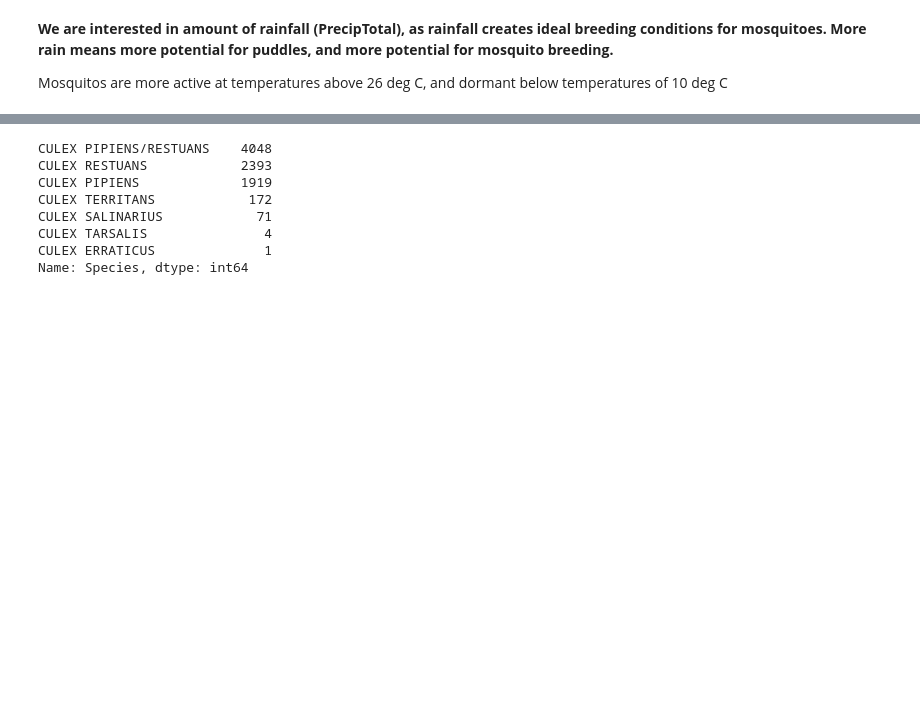
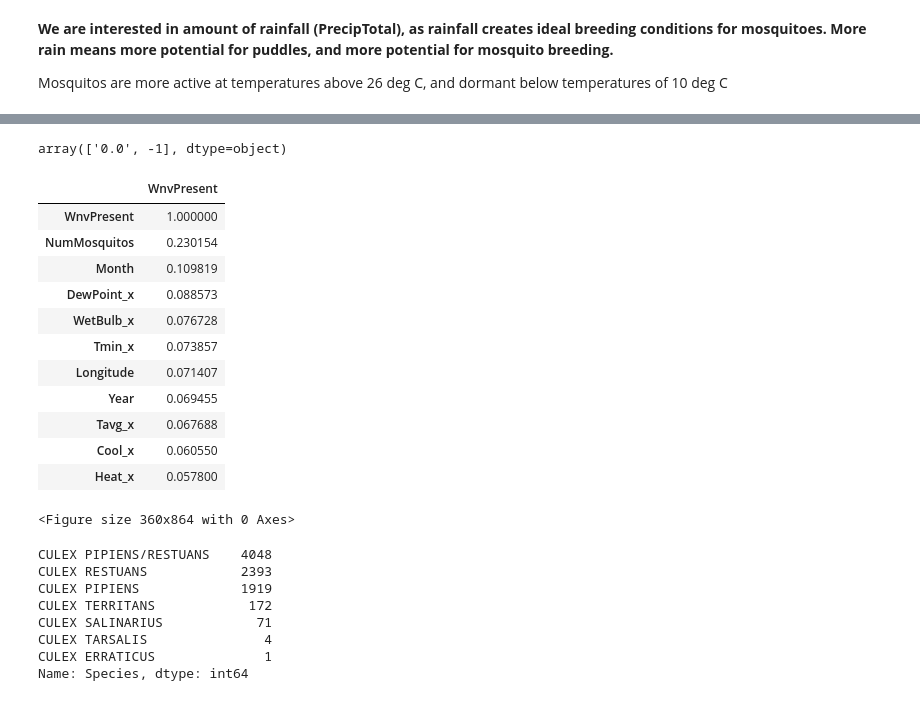
Before and after one commit to cqfkfc/ga-group-project-mosquito, a Jupyter notebook: Analysis.ipynb, the cells around one changed output, grey strips where cells are left out. Saved outputs shown, nothing was run; the diff lists cells and outputs as text; code cells hidden in the pictures; blank space fills up the shorter version.

Commit message:
Clean weather data

```diff
--- a/Analysis.ipynb
+++ b/Analysis.ipynb
@@ -111,7 +123,10 @@ Mosquitos are more active at temperatures above 26 deg C, and dormant below temp
 # %%
 #feature engineering
 
-weather_cols = ['Date','Tavg_x','PrecipTotal_y']
+weather_cols = ['Date', 'Tmax_x', 'Tmin_x', 'Tavg_x', 'Depart_x', 'DewPoint_x',
+       'WetBulb_x', 'Heat_x', 'Cool_x', 'Sunrise_x', 'Sunset_x', 'CodeSum_x',
+       'Depth_x', 'Water1_x', 'SnowFall_x', 'PrecipTotal_x', 'StnPressure_x',
+       'SeaLevel_x', 'ResultSpeed_x', 'ResultDir_x', 'AvgSpeed_x']
 
 #we are interested in amount of rainfall (PrecipTotal), as rainfall creates ideal breeding conditions for mosquitoes. More rain means more potential for puddles, and more potential for mosquito breeding.
 df_weather_select = df_weather.loc[:,weather_cols]
@@ -144,0 +184,32 @@ df_train_clean_1
+# %%
+df_train_clean_1.SnowFall_x.unique()
+# %% [output]
+array(['0.0', -1], dtype=object)
+# %%
+#convert string to integer
+df_train_clean_1['Tavg_x']=df_train_clean_1['Tavg_x'].apply(lambda x: int(x))
+df_train_clean_1['WetBulb_x']=df_train_clean_1['WetBulb_x'].apply(lambda x: int(x))
+df_train_clean_1['Heat_x']=df_train_clean_1['Heat_x'].apply(lambda x: int(x))
+df_train_clean_1['Cool_x']=df_train_clean_1['Cool_x'].apply(lambda x: int(x))
+df_train_clean_1['PrecipTotal_x']=df_train_clean_1['PrecipTotal_x'].apply(lambda x: float(x))
+df_train_clean_1['StnPressure_x']=df_train_clean_1['StnPressure_x'].apply(lambda x: float(x))
+df_train_clean_1['SeaLevel_x']=df_train_clean_1['SeaLevel_x'].apply(lambda x: float(x))
+df_train_clean_1['AvgSpeed_x']=df_train_clean_1['AvgSpeed_x'].apply(lambda x: float(x))
+# %%
+plt.figure(figsize=(5,12))
+#sns.heatmap(df_train_clean_1.corr()[['WnvPresent']].sort_values(by='WnvPresent', ascending=False), annot=True)
+df_train_clean_1.corr().abs()[['WnvPresent']].sort_values(by='WnvPresent', ascending=False).head(11)
+# %% [output]
+|  | WnvPresent |
+| WnvPresent | 1.000000 |
+| NumMosquitos | 0.230154 |
+| Month | 0.109819 |
+| DewPoint_x | 0.088573 |
+| WetBulb_x | 0.076728 |
+| Tmin_x | 0.073857 |
+| Longitude | 0.071407 |
+| Year | 0.069455 |
+| Tavg_x | 0.067688 |
+| Cool_x | 0.060550 |
+| Heat_x | 0.057800 |
+<Figure size 360x864 with 0 Axes>
```
Also changed, not shown: parts of 5 cells of this notebook.
